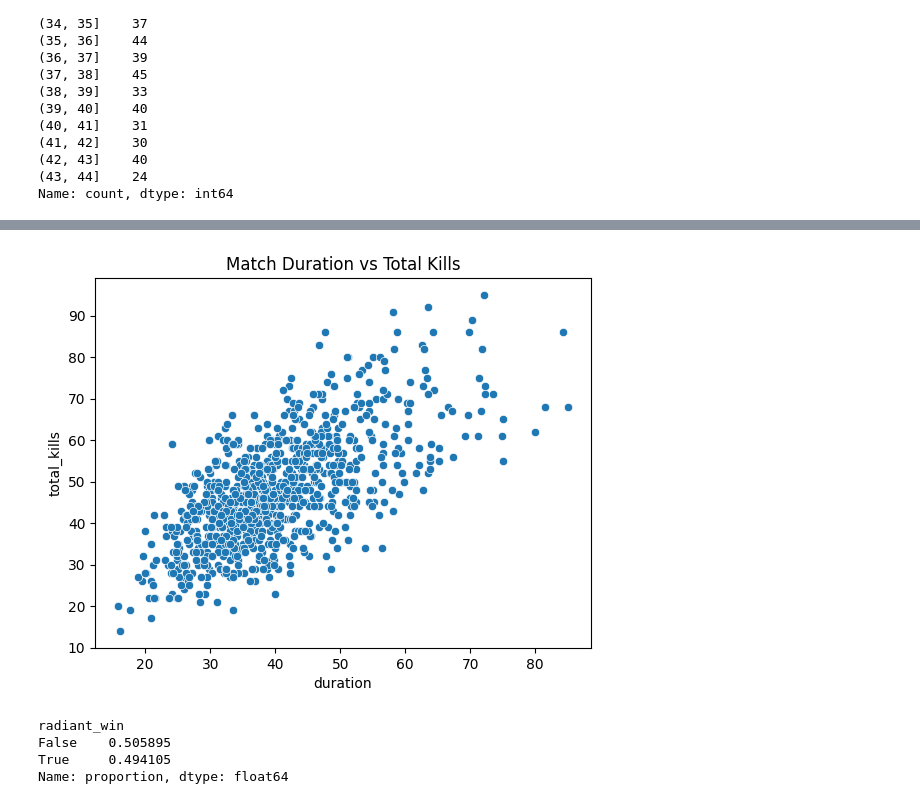
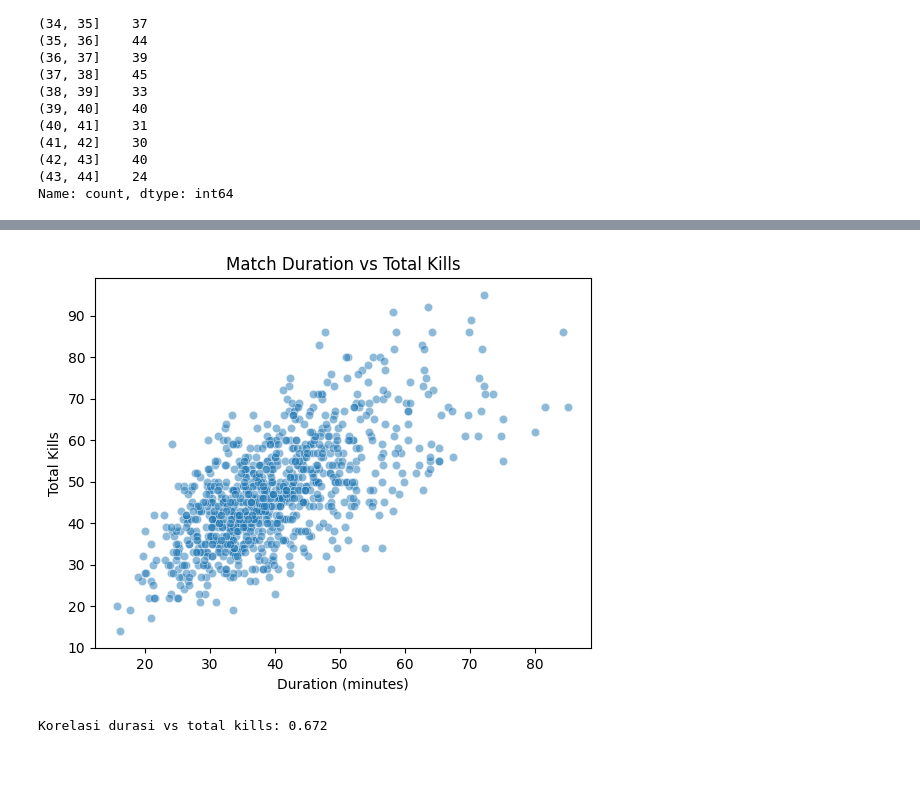
Before and after one commit to chokiarmando-lab/dota2-team-performance-analysis, a Jupyter notebook: notebooks/03-eda.ipynb, the cells around one changed output, grey strips where cells are left out. Drawn from its saved outputs; the diff is of its cells as text; code cells hidden in the pictures; blank space fills up the shorter version.

```diff
--- a/notebooks/03-eda.ipynb
+++ b/notebooks/03-eda.ipynb
@@ -94,18 +148,12 @@ plt.show()
 # %%
-sns.scatterplot(
-    data=df,
-    x="duration",
-    y="total_kills"
-)
+# Korelasi durasi vs total kills
+sns.scatterplot(data=df, x="duration", y="total_kills", alpha=0.5)
+plt.title("Match Duration vs Total Kills")
+plt.xlabel("Duration (minutes)")
+plt.ylabel("Total Kills")
+plt.show()
 
-plt.title("Match Duration vs Total Kills")
-plt.show()
+print(f"\nKorelasi durasi vs total kills: {df['duration'].corr(df['total_kills']):.3f}")
 # %% [output]
-[figure, old version]
+[figure, new version]
+Korelasi durasi vs total kills: 0.672
-# %%
-df["radiant_win"].value_counts(normalize=True)
-# %% [output]
-radiant_win
-False    0.505895
-True     0.494105
-Name: proportion, dtype: float64
```
Also changed, not shown: parts of 26 cells of this notebook, 4 other files.
